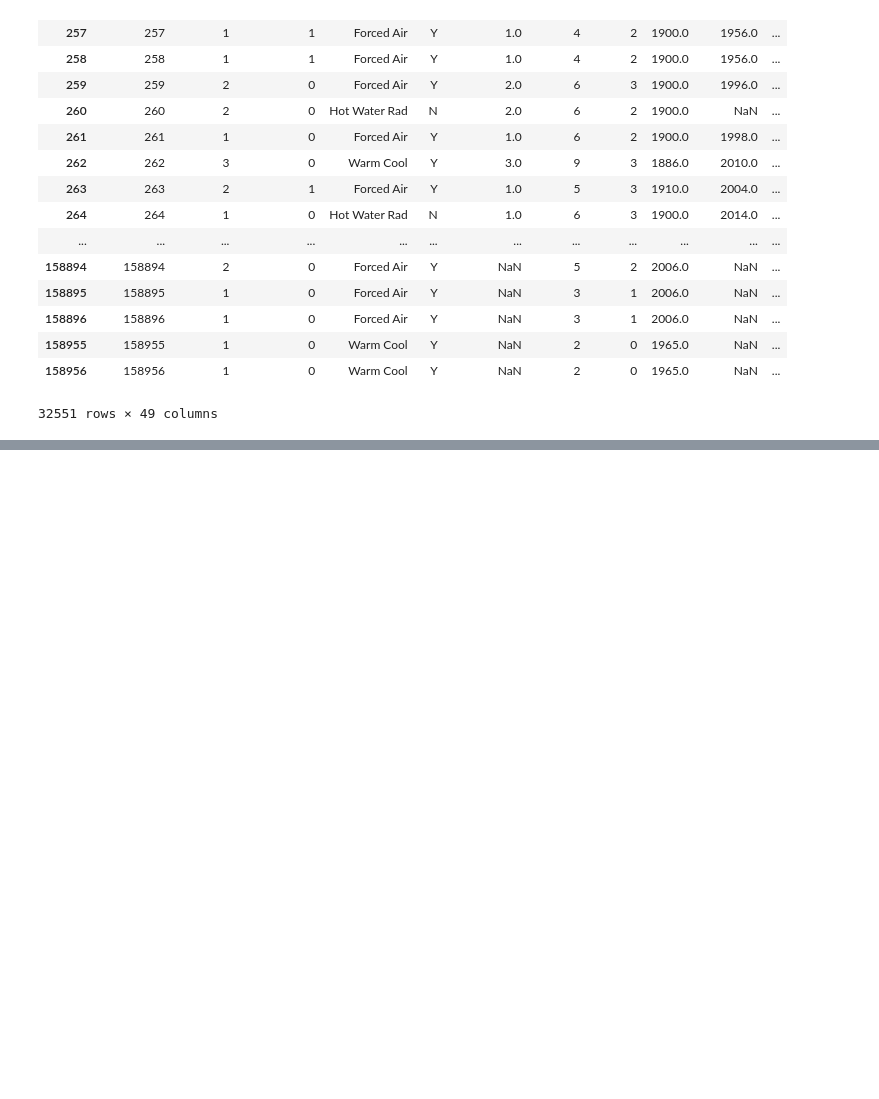
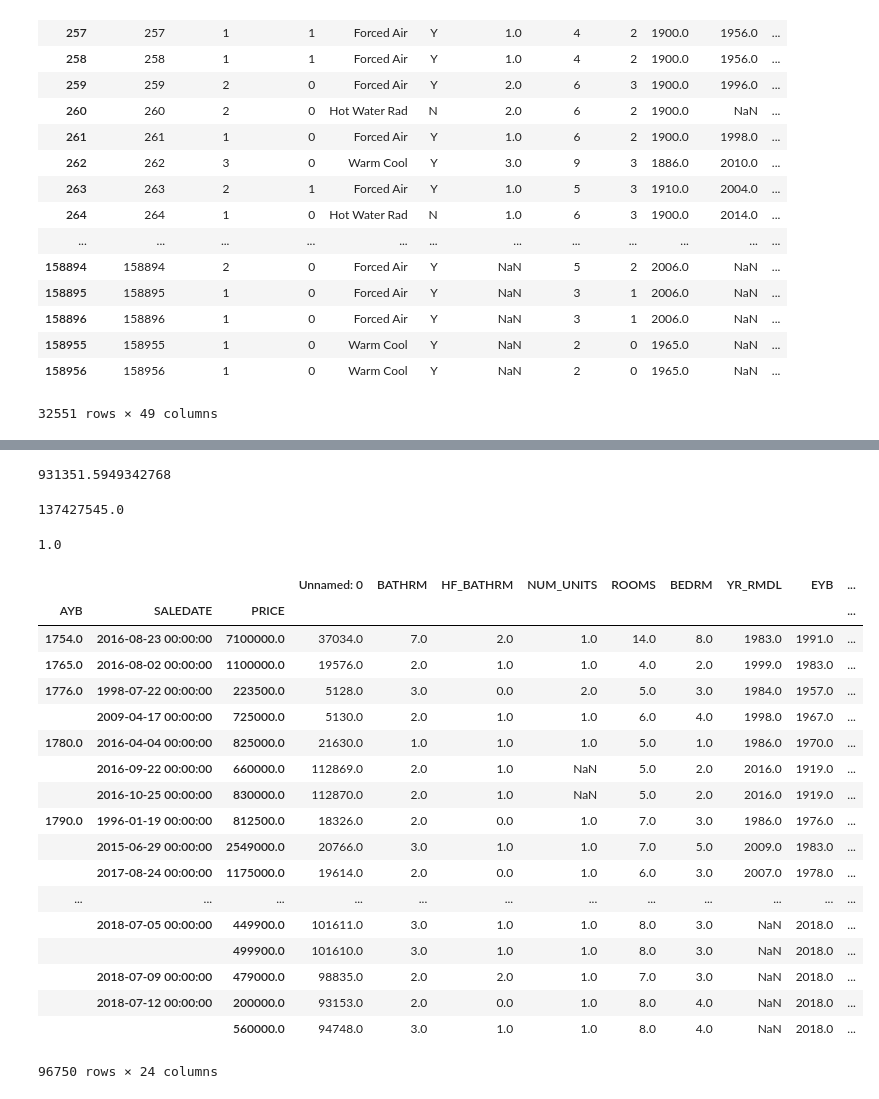
Before and after one commit to sujeebadal/DataWork-January2019, a Jupyter notebook: Project 1.ipynb, the cells around one changed output, grey strips where cells are left out. Drawn from its saved outputs; the diff is of its cells as text; code cells hidden in the pictures; blank space fills up the shorter version.

```diff
--- a/Project 1.ipynb
+++ b/Project 1.ipynb
@@ -110,0 +104,34 @@ df_missing.loc [missing]
+# %%
+df['PRICE'].mean()
+# %% [output]
+931351.5949342768
+# %%
+df['PRICE'].max()
+# %% [output]
+137427545.0
+# %%
+df['PRICE'].min()
+# %% [output]
+1.0
+# %%
+df.groupby(['AYB', 'SALEDATE', 'PRICE']).mean()
+# %% [output]
+|  |  |  | Unnamed: 0 | BATHRM | HF_BATHRM | NUM_UNITS | ROOMS | BEDRM | YR_RMDL | EYB | ... |
+| AYB | SALEDATE | PRICE |  |  |  |  |  |  |  |  | ... |
+| 1754.0 | 2016-08-23 00:00:00 | 7100000.0 | 37034.0 | 7.0 | 2.0 | 1.0 | 14.0 | 8.0 | 1983.0 | 1991.0 | ... |
+| 1765.0 | 2016-08-02 00:00:00 | 1100000.0 | 19576.0 | 2.0 | 1.0 | 1.0 | 4.0 | 2.0 | 1999.0 | 1983.0 | ... |
+| 1776.0 | 1998-07-22 00:00:00 | 223500.0 | 5128.0 | 3.0 | 0.0 | 2.0 | 5.0 | 3.0 | 1984.0 | 1957.0 | ... |
+|  | 2009-04-17 00:00:00 | 725000.0 | 5130.0 | 2.0 | 1.0 | 1.0 | 6.0 | 4.0 | 1998.0 | 1967.0 | ... |
+| 1780.0 | 2016-04-04 00:00:00 | 825000.0 | 21630.0 | 1.0 | 1.0 | 1.0 | 5.0 | 1.0 | 1986.0 | 1970.0 | ... |
+|  | 2016-09-22 00:00:00 | 660000.0 | 112869.0 | 2.0 | 1.0 | NaN | 5.0 | 2.0 | 2016.0 | 1919.0 | ... |
+|  | 2016-10-25 00:00:00 | 830000.0 | 112870.0 | 2.0 | 1.0 | NaN | 5.0 | 2.0 | 2016.0 | 1919.0 | ... |
+| 1790.0 | 1996-01-19 00:00:00 | 812500.0 | 18326.0 | 2.0 | 0.0 | 1.0 | 7.0 | 3.0 | 1986.0 | 1976.0 | ... |
+|  | 2015-06-29 00:00:00 | 2549000.0 | 20766.0 | 3.0 | 1.0 | 1.0 | 7.0 | 5.0 | 2009.0 | 1983.0 | ... |
+|  | 2017-08-24 00:00:00 | 1175000.0 | 19614.0 | 2.0 | 0.0 | 1.0 | 6.0 | 3.0 | 2007.0 | 1978.0 | ... |
+| ... | ... | ... | ... | ... | ... | ... | ... | ... | ... | ... | ... |
+|  | 2018-07-05 00:00:00 | 449900.0 | 101611.0 | 3.0 | 1.0 | 1.0 | 8.0 | 3.0 | NaN | 2018.0 | ... |
+|  |  | 499900.0 | 101610.0 | 3.0 | 1.0 | 1.0 | 8.0 | 3.0 | NaN | 2018.0 | ... |
+|  | 2018-07-09 00:00:00 | 479000.0 | 98835.0 | 2.0 | 2.0 | 1.0 | 7.0 | 3.0 | NaN | 2018.0 | ... |
+|  | 2018-07-12 00:00:00 | 200000.0 | 93153.0 | 2.0 | 0.0 | 1.0 | 8.0 | 4.0 | NaN | 2018.0 | ... |
+|  |  | 560000.0 | 94748.0 | 3.0 | 1.0 | 1.0 | 8.0 | 4.0 | NaN | 2018.0 | ... |
+96750 rows × 24 columns
```
Also changed, not shown: parts of 12 cells of this notebook.
